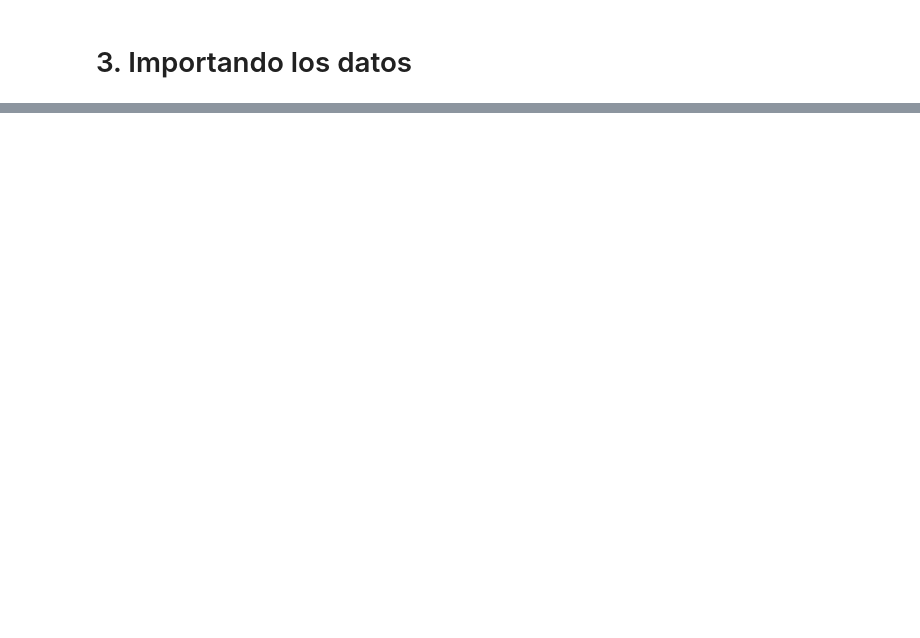
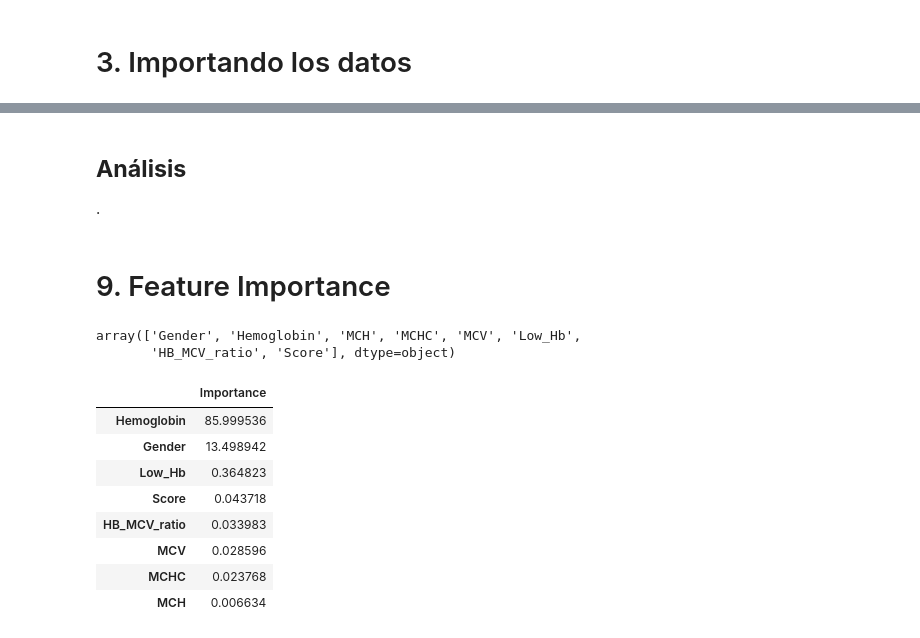
Before and after one commit to ezeperezds/Anemia-Prediction-System, a Jupyter notebook: notebooks/04_evaluation.ipynb, the cells around one changed output, grey strips where cells are left out. Drawn from its saved outputs; the diff is of its cells as text; code cells hidden in the pictures; blank space fills up the shorter version.

```diff
--- a/notebooks/04_evaluation.ipynb
+++ b/notebooks/04_evaluation.ipynb
@@ -26,0 +143,31 @@ sys.path.append('/content/Anemia-Prediction-System/')
+# %% [markdown]
+## **Análisis**
+
+.
+# %% [markdown]
+# 9. Feature Importance
+# %%
+# importamos los nombres de las features
+
+columns_names = np.load('/content/Anemia-Prediction-System/data/processed/feature_names.npy',
+                        allow_pickle=True)
+columns_names
+# %% [output]
+array(['Gender', 'Hemoglobin', 'MCH', 'MCHC', 'MCV', 'Low_Hb',
+       'HB_MCV_ratio', 'Score'], dtype=object)
+# %%
+feature_importances = pd.DataFrame(model.get_feature_importance(),
+                                   index=columns_names,
+                                   columns=['Importance'])
+# %%
+feature_importances.sort_values(ascending=False, by='Importance')
+# %% [output]
+|  | Importance |
+| Hemoglobin | 85.999536 |
+| Gender | 13.498942 |
+| Low_Hb | 0.364823 |
+| Score | 0.043718 |
+| HB_MCV_ratio | 0.033983 |
+| MCV | 0.028596 |
+| MCHC | 0.023768 |
+| MCH | 0.006634 |
```
Also changed, not shown: parts of 26 cells of this notebook.
